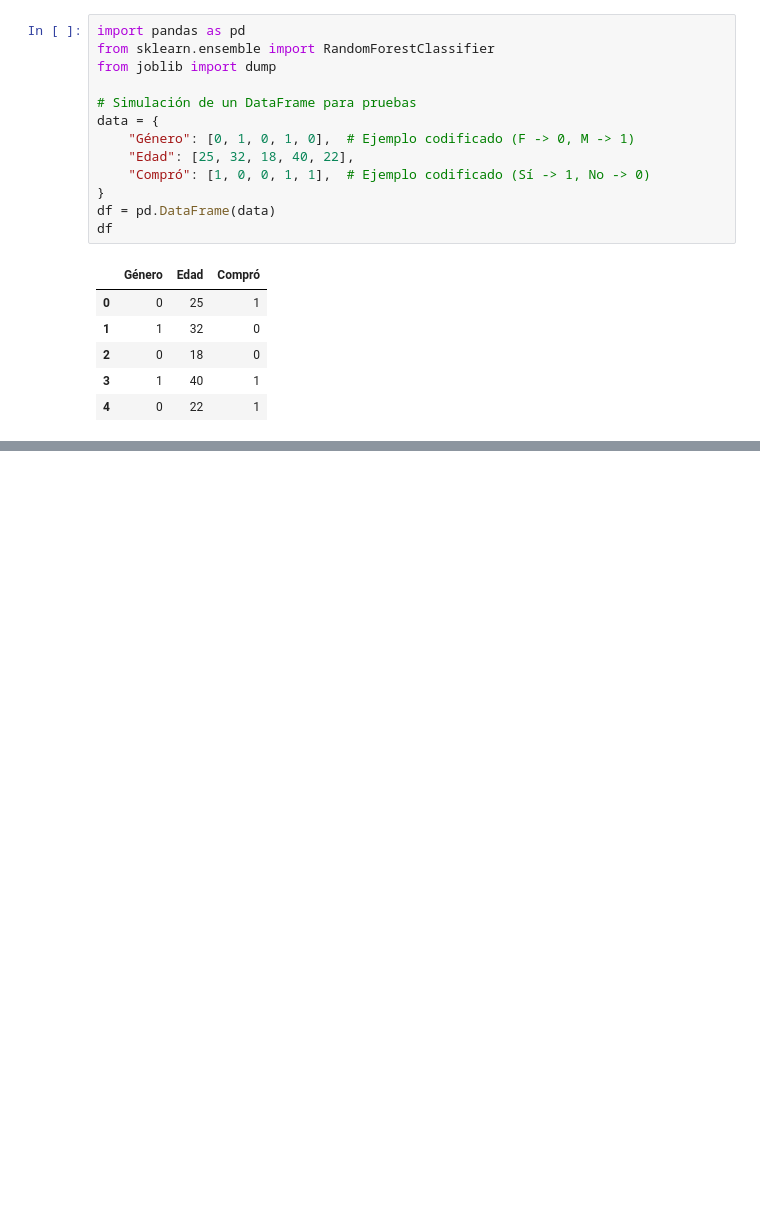
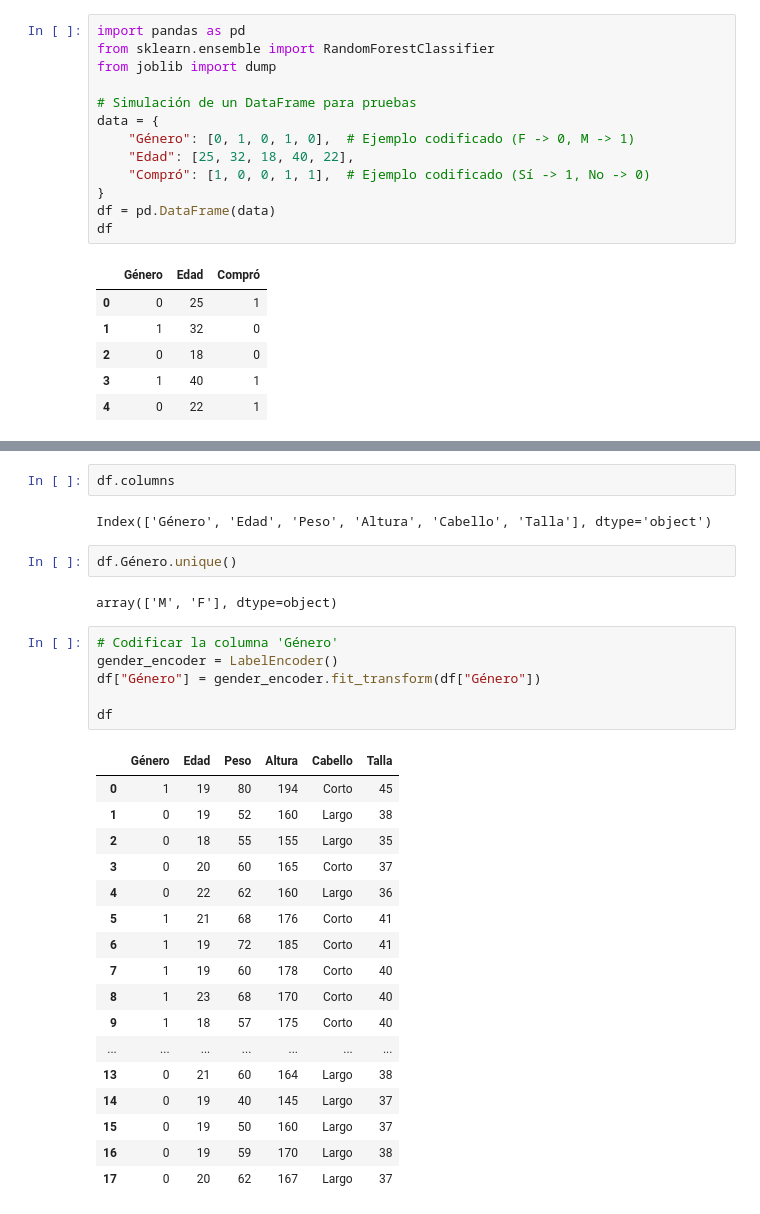
Before and after one commit to FelipeAfana/Apuntes-2-Inteligencia-Artificial, a Jupyter notebook: apuntes_eda.ipynb, the cells around one changed output, grey strips where cells are left out. Drawn from its saved outputs; the diff is of its cells as text; blank space fills up the shorter version.

```diff
--- a/apuntes_eda.ipynb
+++ b/apuntes_eda.ipynb
@@ -613,0 +740,32 @@ df
+# %%
+df.columns
+# %% [output]
+Index(['Género', 'Edad', 'Peso', 'Altura', 'Cabello', 'Talla'], dtype='object')
+# %%
+df.Género.unique()
+# %% [output]
+array(['M', 'F'], dtype=object)
+# %%
+# Codificar la columna 'Género'
+gender_encoder = LabelEncoder()
+df["Género"] = gender_encoder.fit_transform(df["Género"])
+
+df
+# %% [output]
+|  | Género | Edad | Peso | Altura | Cabello | Talla |
+| 0 | 1 | 19 | 80 | 194 | Corto | 45 |
+| 1 | 0 | 19 | 52 | 160 | Largo | 38 |
+| 2 | 0 | 18 | 55 | 155 | Largo | 35 |
+| 3 | 0 | 20 | 60 | 165 | Corto | 37 |
+| 4 | 0 | 22 | 62 | 160 | Largo | 36 |
+| 5 | 1 | 21 | 68 | 176 | Corto | 41 |
+| 6 | 1 | 19 | 72 | 185 | Corto | 41 |
+| 7 | 1 | 19 | 60 | 178 | Corto | 40 |
+| 8 | 1 | 23 | 68 | 170 | Corto | 40 |
+| 9 | 1 | 18 | 57 | 175 | Corto | 40 |
+| ... | ... | ... | ... | ... | ... | ... |
+| 13 | 0 | 21 | 60 | 164 | Largo | 38 |
+| 14 | 0 | 19 | 40 | 145 | Largo | 37 |
+| 15 | 0 | 19 | 50 | 160 | Largo | 37 |
+| 16 | 0 | 19 | 59 | 170 | Largo | 38 |
+| 17 | 0 | 20 | 62 | 167 | Largo | 37 |
```
Also changed, not shown: parts of 11 cells of this notebook.
